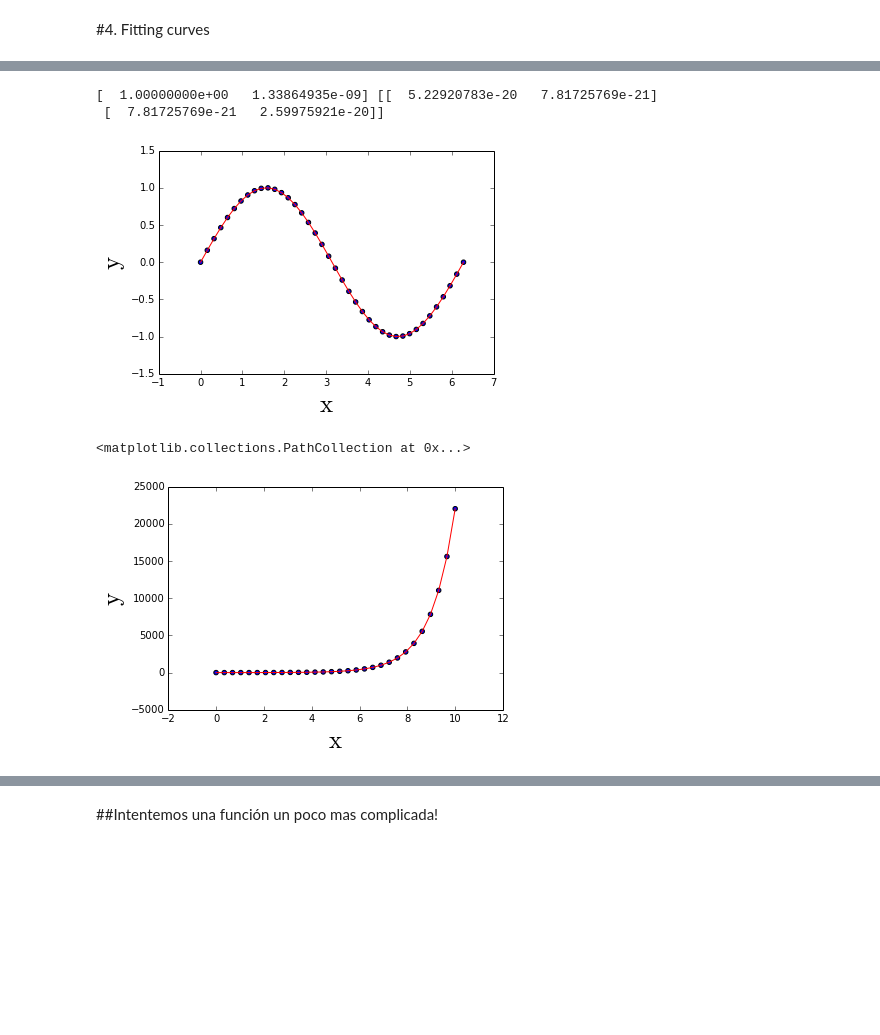
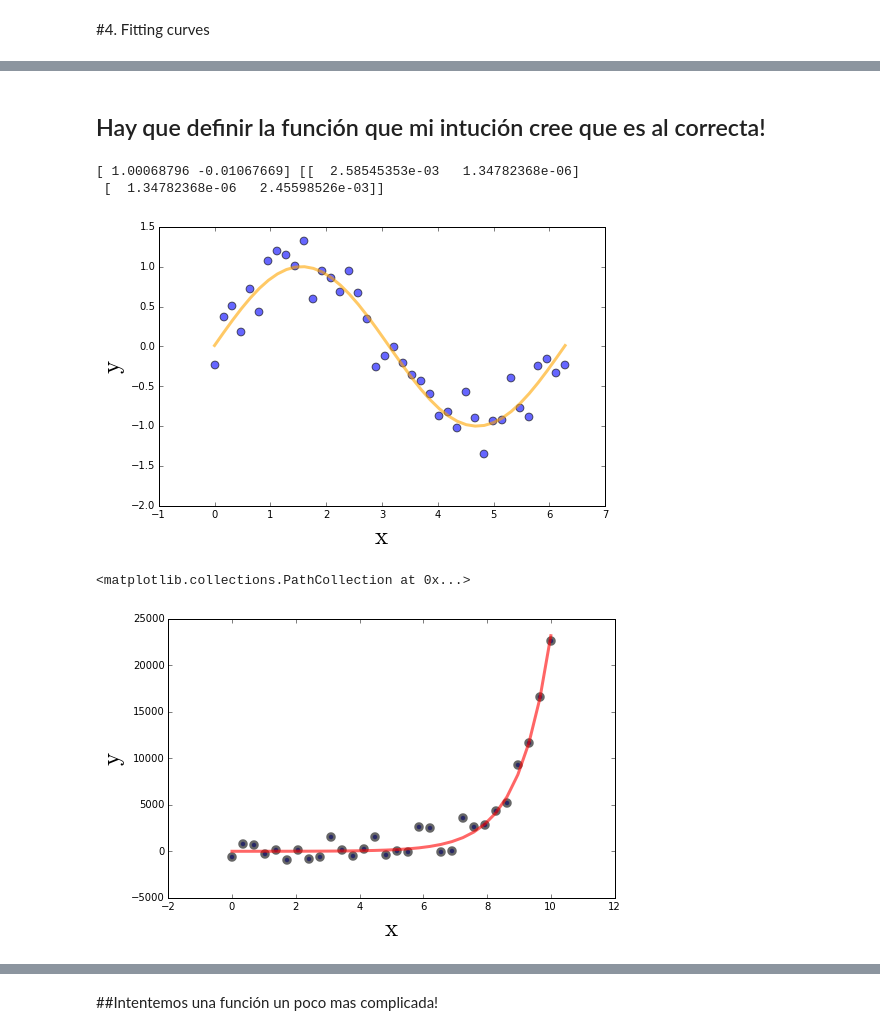
Before and after one commit to ComputoCienciasUniandes/HerramientasComputacionales, a Jupyter notebook: Lectures/10.LinearRegresion-Fitting/Linear_Regresion.ipynb, the cells around one changed output, grey strips where cells are left out. Cells and saved outputs as stored; diff of their text form; code cells hidden in the pictures; blank space fills up the shorter version.

```diff
--- a/Lectures/10.LinearRegresion-Fitting/Linear_Regresion.ipynb
+++ b/Lectures/10.LinearRegresion-Fitting/Linear_Regresion.ipynb
@@ -10,6 +19,7 @@ por lo tanto esta función se deriva para encontrar el minimo, tambien podria ut
 #2. Polyfit
 # %%
 %pylab inline
+matplotlib.rcParams['figure.figsize'] = (8,5)
 # %% [output]
 Populating the interactive namespace from numpy and matplotlib
 # %%
@@ -118,0 +204,9 @@ ylabel("$\mathrm{y}$", fontsize=25)
+# %%
+x = linspace(0, 2*pi, 40)
+y = sin(x)
+dy = randn(y.size)*0.2
+y = y + dy
+scatter(x, y, s=60, alpha=0.6, label="$\mathrm{Real\ Data}$", c="yellow")
+legend(fontsize=15)
+xlabel("$\mathrm{x}$", fontsize=25)
+ylabel("$\mathrm{y}$", fontsize=25)
@@ -119,31 +216,35 @@ ylabel("$\mathrm{y}$", fontsize=25)
+# %% [markdown]
+## Hay que definir la función que mi intución cree que es al correcta!
 # %%
 def sinfunc(x,a,b):
     return a*np.sin(x-b)
 fitpars, covmat = curve_fit(sinfunc,x,y)
 
-plot(x, sinfunc(x, fitpars[0], fitpars[1]), 'r-')
-scatter(x, y)
+plot(x, sinfunc(x, fitpars[0], fitpars[1]), 'r-', alpha=0.6, lw=3, c="orange", label="$\mathrm{Sinfunc\ fit}$")
+scatter(x, y, alpha=0.6, s=60)
 xlabel("$\mathrm{x}$", fontsize=25)
 ylabel("$\mathrm{y}$", fontsize=25)
 print fitpars, covmat
 # %% [output]
-[  1.00000000e+00   1.33864935e-09] [[  5.22920783e-20   7.81725769e-21]
- [  7.81725769e-21   2.59975921e-20]]
+[ 1.00068796 -0.01067669] [[  2.58545353e-03   1.34782368e-06]
+ [  1.34782368e-06   2.45598526e-03]]
-[figure, old version]
+[figure, new version]
 # %%
 x = linspace(0, 10, 30)
 y = e**x
+dy = randn(y.size)*1e3
+y += dy
 def expfunc(x,a,b):
     return a*e**(x-b)
 fitpars, covmat = curve_fit(expfunc,x,y)
 
-plot(x, expfunc(x, fitpars[0], fitpars[1]), 'r-')
+plot(x, expfunc(x, fitpars[0], fitpars[1]), 'r-', alpha=0.6, lw=3)
 xlabel("$\mathrm{x}$", fontsize=25)
 ylabel("$\mathrm{y}$", fontsize=25)
-scatter(x, y)
+scatter(x, y, alpha=0.6, lw=5)
 # %% [output]
 <matplotlib.collections.PathCollection at 0x...>
-[figure, old version]
+[figure, new version]
 # %%
 x = linspace(0, 10, 30)
 y = 5*x**3
```
Also changed, not shown: parts of 22 cells of this notebook.
